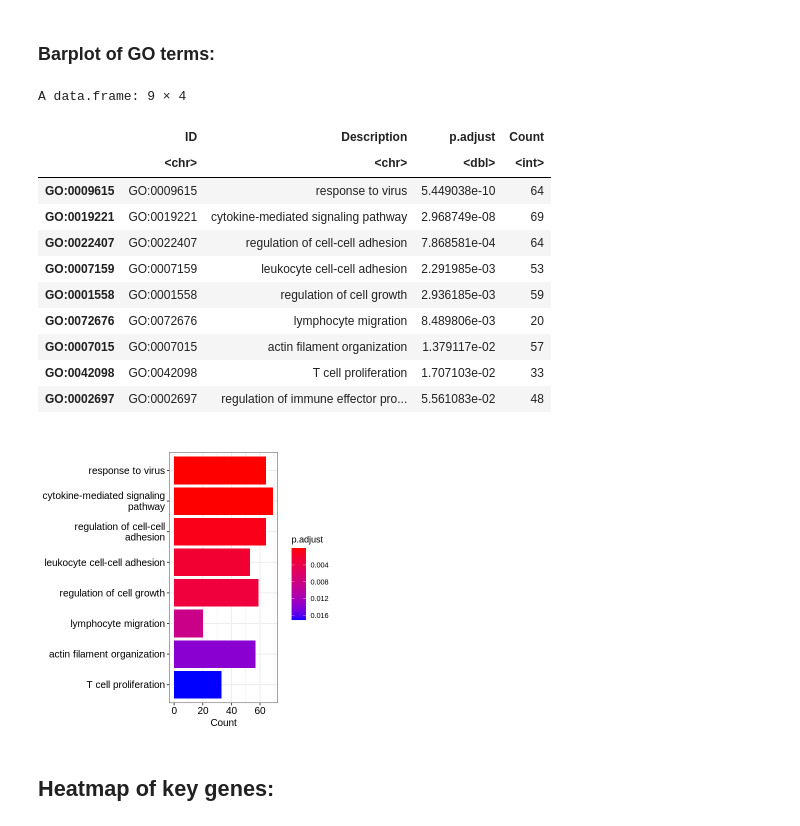
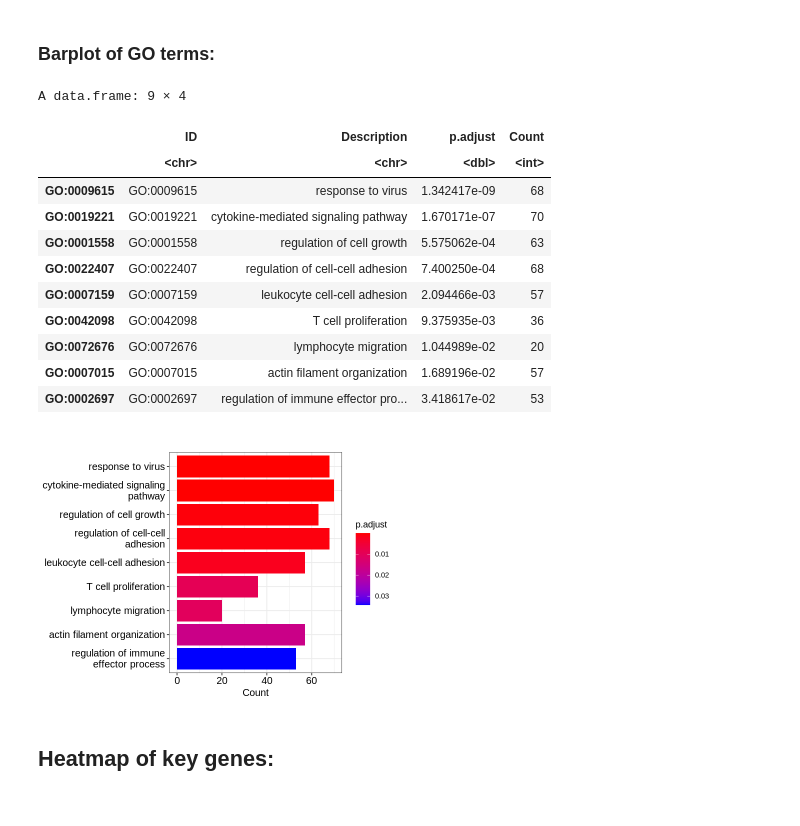
Before and after one commit to YYW-UMN/RNA-seq-InfluenzaNP-CD8-T-cells, a Jupyter notebook: MIS11602_analysis.ipynb, the cells around one changed output. Saved outputs shown, nothing was run; the diff lists cells and outputs as text; code cells hidden in the pictures.

```diff
--- a/MIS11602_analysis.ipynb
+++ b/MIS11602_analysis.ipynb
@@ -101,12 +113,10 @@ Old packages: 'broom', 'cpp11', 'gert', 'glue', 'openssl', 'readr',
 # %%
-## Load data
-system("gdown --id 1PRhbY53Uxw-EvnYVhGPDM4dnALZjRLJr")
-system('ls .', intern = TRUE)
+#abundance_files <- c(basename(urls))
 abundance_files <- c(
   'MIS11602A1_mouse_NP__CD8___1_trimmed.tsv',
   'MIS11602A2_mouse_NP__CD8___2_trimmed.tsv',
   'MIS11602A3_mouse_NP__CD8___3_trimmed.tsv',
-  'MIS11602A4_mouse_NP__CD8___4_trimmed.tsv'
-)
-abundance_files %>% file.exists() # double check
+  'MIS11602A4_mouse_NP__CD8___4_trimmed.tsv')
+# Check if all files are downloaded
+file.exists(abundance_files)
 # %% [output]
@@ -371,7 +362,7 @@ low counts [2]     : 7664, 9.7%
 # %% [markdown]
 ## Use getBM() to get annotations
 # %%
-mouse <-  useEnsembl(biomart="ensembl", dataset = species) # takes a couple of minutes
+mouse <-  useEnsembl(biomart="ensembl", dataset = species, mirror = "www") # takes a couple of minutes
 bm <- getBM(
     attributes = c('ensembl_transcript_id_version','ensembl_transcript_id','ensembl_gene_id','external_gene_name', 'entrezgene_accession', 'entrezgene_trans_name','entrezgene_id'),
     filters = "ensembl_transcript_id",
@@ -516,22 +505,22 @@ gobar
 A data.frame: 9 × 4
 |  | ID | Description | p.adjust | Count |
 |  | <chr> | <chr> | <dbl> | <int> |
-| GO:0009615 | GO:0009615 | response to virus | 5.449038e-10 | 64 |
-| GO:0019221 | GO:0019221 | cytokine-mediated signaling pathway | 2.968749e-08 | 69 |
-| GO:0022407 | GO:0022407 | regulation of cell-cell adhesion | 7.868581e-04 | 64 |
-| GO:0007159 | GO:0007159 | leukocyte cell-cell adhesion | 2.291985e-03 | 53 |
-| GO:0001558 | GO:0001558 | regulation of cell growth | 2.936185e-03 | 59 |
-| GO:0072676 | GO:0072676 | lymphocyte migration | 8.489806e-03 | 20 |
-| GO:0007015 | GO:0007015 | actin filament organization | 1.379117e-02 | 57 |
-| GO:0042098 | GO:0042098 | T cell proliferation | 1.707103e-02 | 33 |
-| GO:0002697 | GO:0002697 | regulation of immune effector pro... | 5.561083e-02 | 48 |
+| GO:0009615 | GO:0009615 | response to virus | 1.342417e-09 | 68 |
+| GO:0019221 | GO:0019221 | cytokine-mediated signaling pathway | 1.670171e-07 | 70 |
+| GO:0001558 | GO:0001558 | regulation of cell growth | 5.575062e-04 | 63 |
+| GO:0022407 | GO:0022407 | regulation of cell-cell adhesion | 7.400250e-04 | 68 |
+| GO:0007159 | GO:0007159 | leukocyte cell-cell adhesion | 2.094466e-03 | 57 |
+| GO:0042098 | GO:0042098 | T cell proliferation | 9.375935e-03 | 36 |
+| GO:0072676 | GO:0072676 | lymphocyte migration | 1.044989e-02 | 20 |
+| GO:0007015 | GO:0007015 | actin filament organization | 1.689196e-02 | 57 |
+| GO:0002697 | GO:0002697 | regulation of immune effector pro... | 3.418617e-02 | 53 |
 # %%
-options(repr.plot.width = 5, repr.plot.height = 5)
+options(repr.plot.width = 6, repr.plot.height = 4.5)
 finalgo <- read.csv("GO_terms_final_10_27.csv", header = TRUE)
 gobar <- ego %>% filter(ID %in% finalgo$ID)
 barplot(gobar, showCategory = nrow(finalgo))
 # %% [output]
-[figure, old version]
+[figure, new version]
 # %% [markdown]
 ## Heatmap of key genes:
 # %% [markdown]
```
Also changed, not shown: parts of 26 cells of this notebook.
